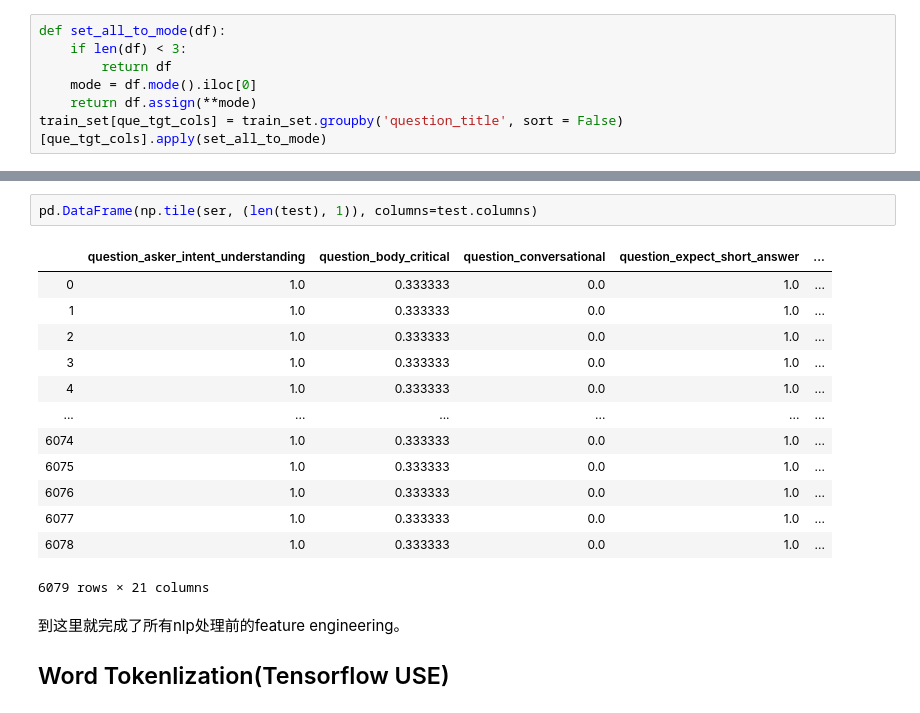
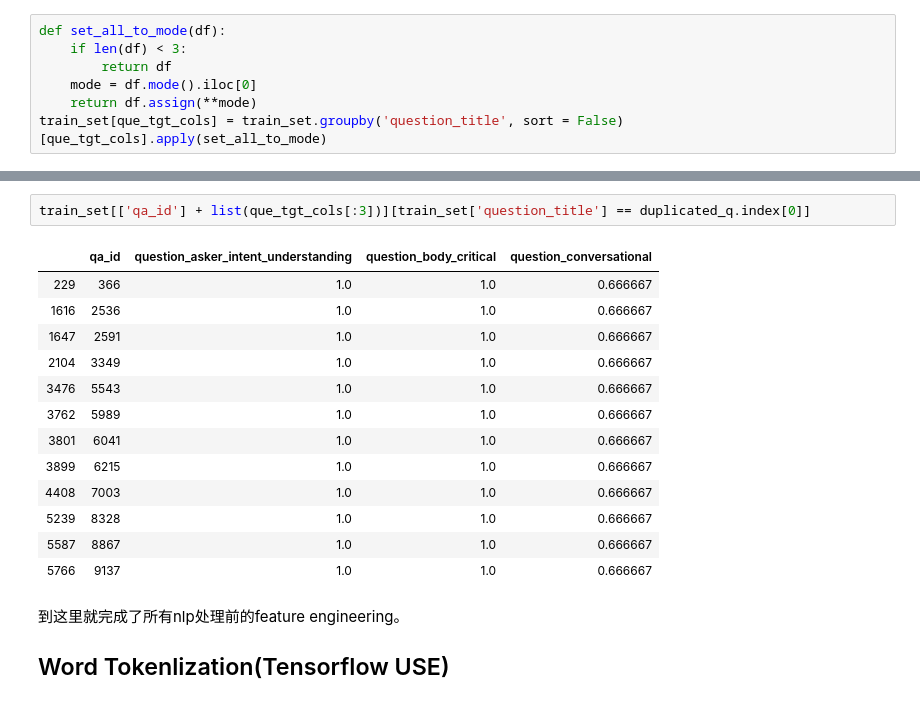
Before and after one commit to KasoLu/FLIP01, a Jupyter notebook: Code/project.ipynb, the cells around one changed output, grey strips where cells are left out. Saved outputs shown, nothing was run; the diff lists cells and outputs as text.

```diff
--- a/Code/project.ipynb
+++ b/Code/project.ipynb
@@ -219,19 +259,19 @@ Wall time: 817 ms
-# %%
-pd.DataFrame(np.tile(ser, (len(test), 1)), columns=test.columns)
-# %% [output]
-|  | question_asker_intent_understanding | question_body_critical | question_conversational | question_expect_short_answer | ... |
-| 0 | 1.0 | 0.333333 | 0.0 | 1.0 | ... |
-| 1 | 1.0 | 0.333333 | 0.0 | 1.0 | ... |
-| 2 | 1.0 | 0.333333 | 0.0 | 1.0 | ... |
-| 3 | 1.0 | 0.333333 | 0.0 | 1.0 | ... |
-| 4 | 1.0 | 0.333333 | 0.0 | 1.0 | ... |
-| ... | ... | ... | ... | ... | ... |
-| 6074 | 1.0 | 0.333333 | 0.0 | 1.0 | ... |
-| 6075 | 1.0 | 0.333333 | 0.0 | 1.0 | ... |
-| 6076 | 1.0 | 0.333333 | 0.0 | 1.0 | ... |
-| 6077 | 1.0 | 0.333333 | 0.0 | 1.0 | ... |
-| 6078 | 1.0 | 0.333333 | 0.0 | 1.0 | ... |
-6079 rows × 21 columns
+# %%
+train_set[['qa_id'] + list(que_tgt_cols[:3])][train_set['question_title'] == duplicated_q.index[0]]
+# %% [output]
+|  | qa_id | question_asker_intent_understanding | question_body_critical | question_conversational |
+| 229 | 366 | 1.0 | 1.0 | 0.666667 |
+| 1616 | 2536 | 1.0 | 1.0 | 0.666667 |
+| 1647 | 2591 | 1.0 | 1.0 | 0.666667 |
+| 2104 | 3349 | 1.0 | 1.0 | 0.666667 |
+| 3476 | 5543 | 1.0 | 1.0 | 0.666667 |
+| 3762 | 5989 | 1.0 | 1.0 | 0.666667 |
+| 3801 | 6041 | 1.0 | 1.0 | 0.666667 |
+| 3899 | 6215 | 1.0 | 1.0 | 0.666667 |
+| 4408 | 7003 | 1.0 | 1.0 | 0.666667 |
+| 5239 | 8328 | 1.0 | 1.0 | 0.666667 |
+| 5587 | 8867 | 1.0 | 1.0 | 0.666667 |
+| 5766 | 9137 | 1.0 | 1.0 | 0.666667 |
 # %% [markdown]
 到这里就完成了所有nlp处理前的feature engineering。
 
```
Also changed, not shown: parts of 9 cells of this notebook, 1 other file.
